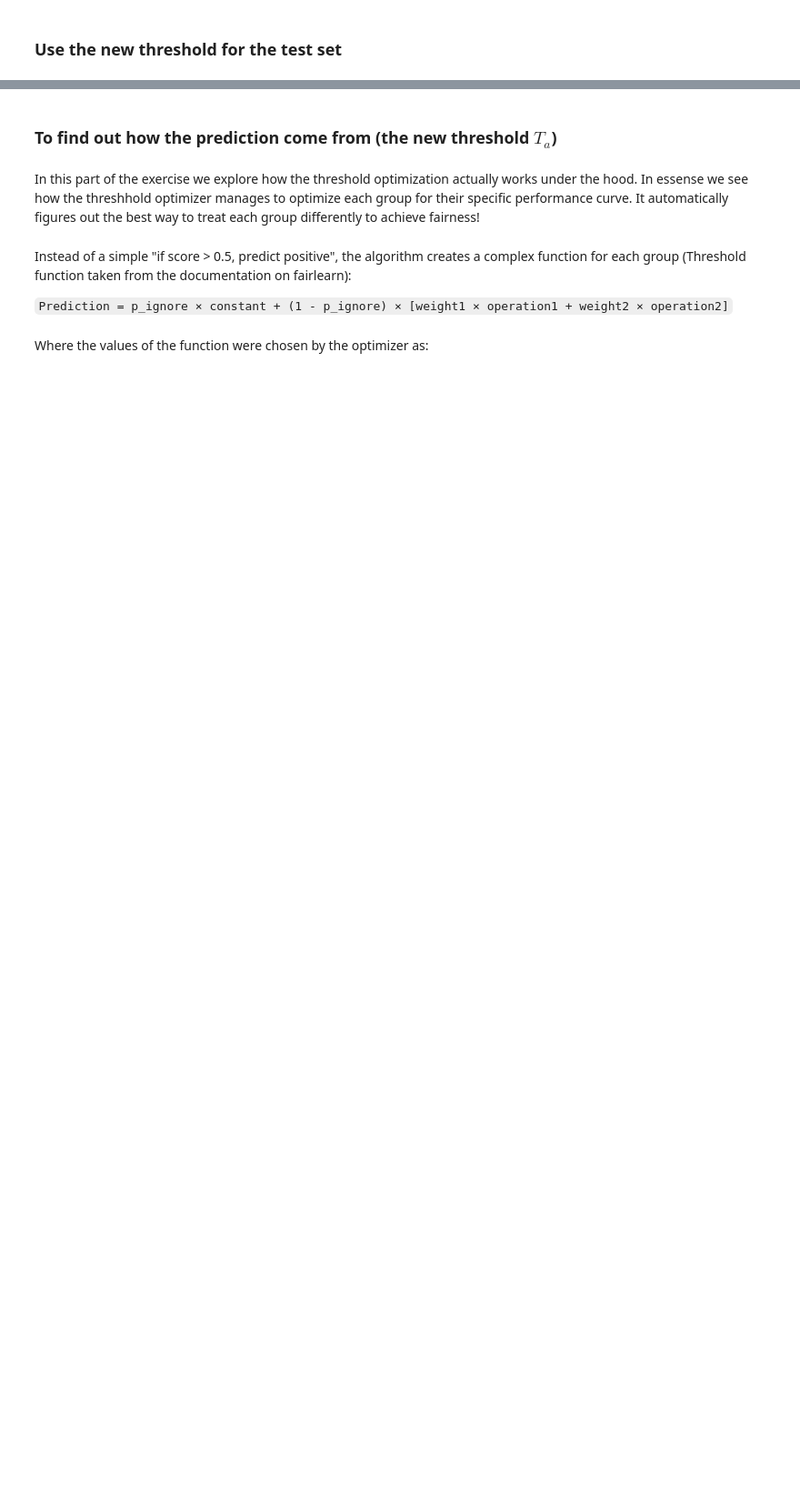
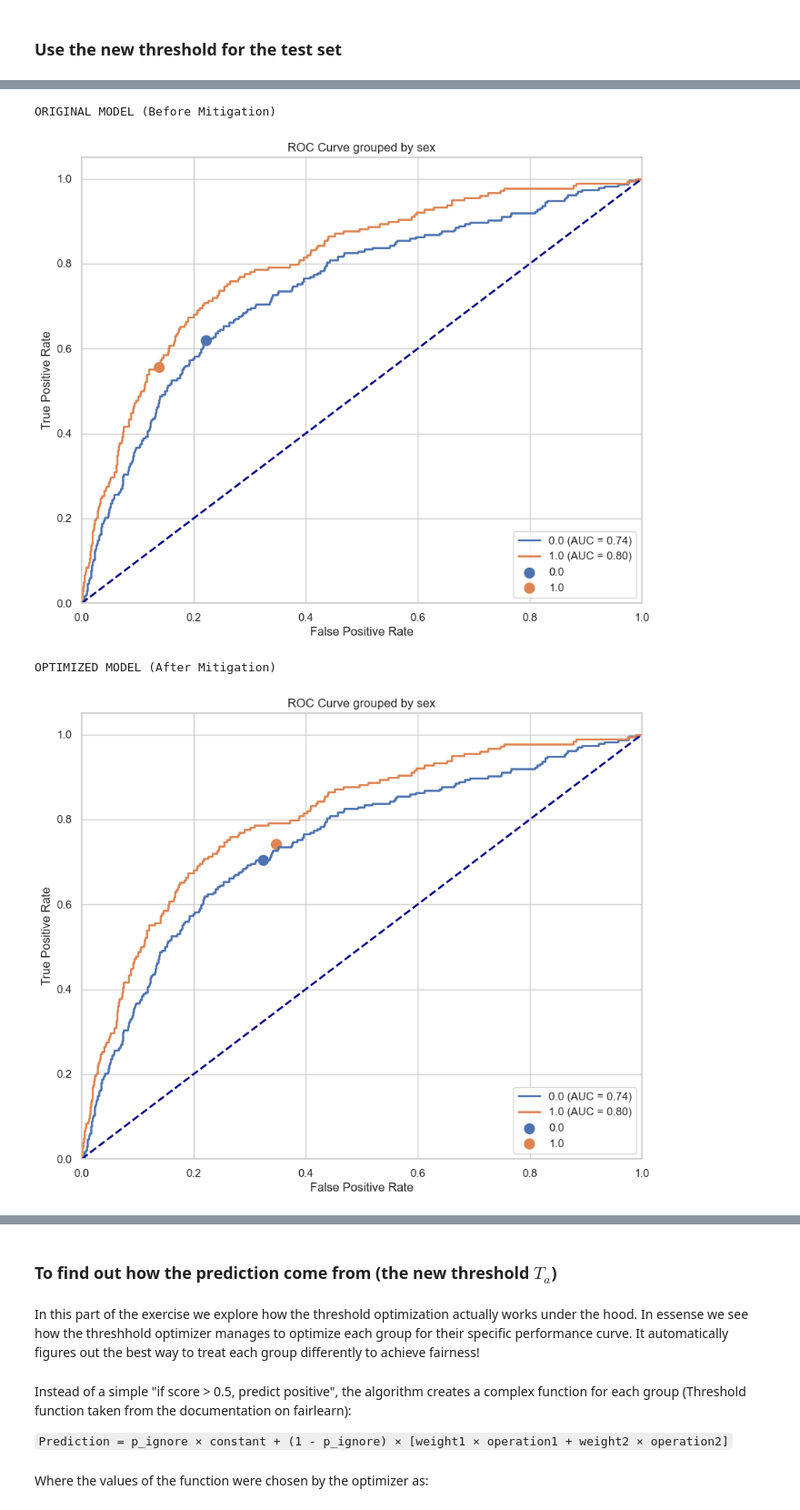
Before and after one commit to RABL1N/RAI_fairness_exercise, a Jupyter notebook: exercise.ipynb, the cells around one changed output, grey strips where cells are left out. Shown at 91% size. Drawn from its saved outputs; the diff is of its cells as text; code cells hidden in the pictures; blank space fills up the shorter version.

```diff
--- a/exercise.ipynb
+++ b/exercise.ipynb
@@ -659,7 +716,0 @@ Your code here
-# %%
-# Make predictions
-test_prob = np.array(test_prob, dtype=np.float32)
-test_prob_2D = np.column_stack((1 - test_prob, test_prob))
-
-# predict the test set using the fitted optimizer
-y_pred_fair_test = optim.predict(test_prob_2D, sensitive_features=test_a)
@@ -699,0 +721,27 @@ However this may come with a tradeoff between fairness and performance, since so
+# %%
+from fairlearn.postprocessing import ThresholdOptimizer
+
+# Create the fake classifier
+fake_classifier = IdentityClassifier()
+
+# Prepare validation data in the format Fairlearn expects
+# You need probabilities for both classes (0 and 1)
+val_prob_array = np.array(val_prob)
+val_prob_2d = np.column_stack([1 - val_prob_array, val_prob_array])  # [prob_class_0, prob_class_1]
+
+# Create and fit the threshold optimizer
+optim = ThresholdOptimizer(
+    estimator=fake_classifier,
+    constraints="equalized_odds",
+    objective="balanced_accuracy_score"
+)
+
+# Fit on validation data
+optim.fit(val_prob_2d, val_lab, sensitive_features=val_a)
+
+# Now generate optimized predictions for test set
+test_prob_array = np.array(test_prob)
+test_prob_2d = np.column_stack([1 - test_prob_array, test_prob_array])  # [prob_class_0, prob_class_1]
+
+# Generate optimized predictions using the fitted threshold optimizer
+y_pred_fair_test = optim.predict(test_prob_2d, sensitive_features=test_a)
@@ -699,0 +750,15 @@ However this may come with a tradeoff between fairness and performance, since so
+# %%
+# Original ROC curve
+print("ORIGINAL MODEL (Before Mitigation)")
+plot_roc_simple(test_lab, test_prob, test_a, test_pred,
+                sensitive_attribute_name='sex')
+
+# Optimized ROC curve
+print("OPTIMIZED MODEL (After Mitigation)")
+plot_roc_simple(test_lab, test_prob, test_a, y_pred_fair_test,
+                sensitive_attribute_name='sex')
+# %% [output]
+ORIGINAL MODEL (Before Mitigation)
+[figure, added]
+OPTIMIZED MODEL (After Mitigation)
+[figure, added]
```
Also changed, not shown: parts of 28 cells of this notebook, 2 other files.
